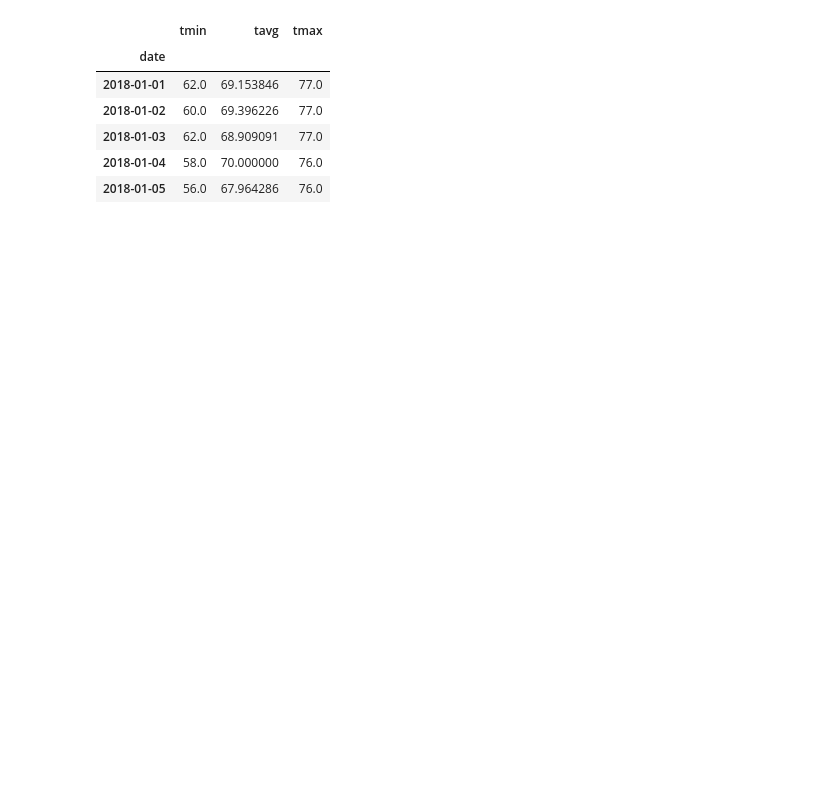
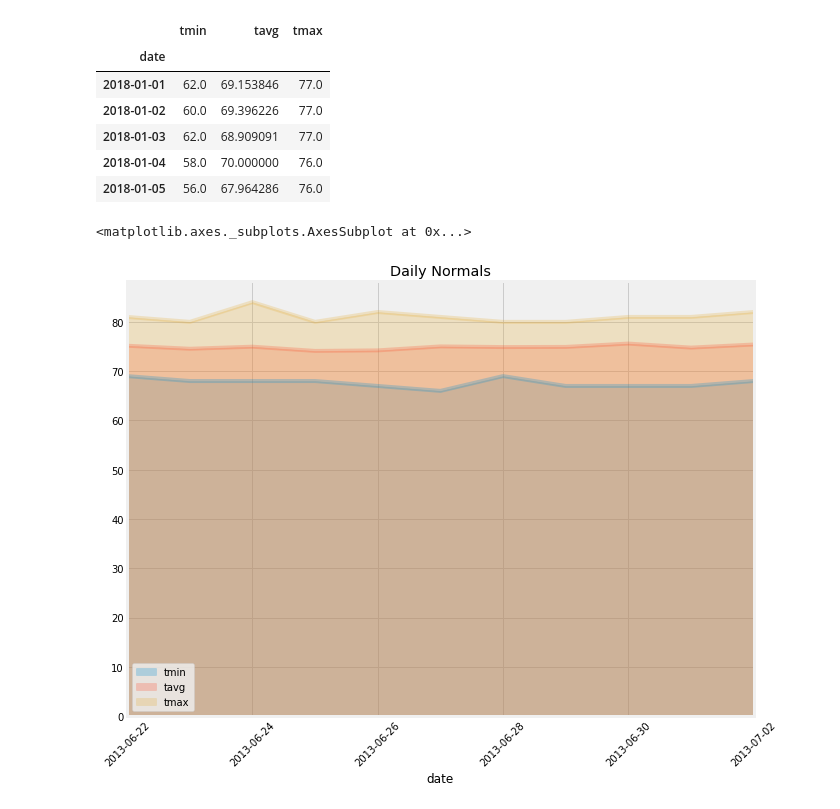
Before and after one commit to efrisch6/sqlalchemy-challenge, a Jupyter notebook: climate_starter.ipynb, the cells around one changed output. Drawn from its saved outputs; the diff is of its cells as text; code cells hidden in the pictures; blank space fills up the shorter version.

```diff
--- a/climate_starter.ipynb
+++ b/climate_starter.ipynb
@@ -188,0 +262,7 @@ print(calc_temps('2012-02-28', '2012-03-05'))
+# %%
+sel = [Measurement.station, Station.name, Station.latitude, Station.longitude, Station.elevation, func.sum(Measurement.prcp)]
+rainfall = session.query(*sel).join(Measurement, Measurement.station==Station.station).\
+    filter(Measurement.date >= '2013-06-22').filter(Measurement.date <= '2013-07-02').\
+    group_by(Measurement.station).order_by(func.sum(Measurement.prcp).desc()).all()
+
+print(rainfall)
@@ -216,0 +314,13 @@ daily_normals("01-01")
+# %%
+# calculate the daily normals for your trip
+# push each tuple of calculations into a list called `normals`
+date_list = [(dt.date(2013,6,22) + dt.timedelta(days=x)) for x in range(11)]
+normals = [daily_normals(date.strftime('%m-%d'))[0] for date in date_list]
+# Set the start and end date of the trip
+
+# Use the start and end date to create a range of dates
+
+# Stip off the year and save a list of %m-%d strings
+
+# Loop through the list of %m-%d strings and calculate the normals for each date
+normals
@@ -233,3 +355,8 @@ daily_normals("01-01")
  (56.0, 67.96428571428571, 76.0),
  (61.0, 68.96491228070175, 76.0),
  (57.0, 68.54385964912281, 76.0)]
+# %%
+normal_df = pd.DataFrame(normals, columns=['tmin','tavg','tmax'])
+normal_df['date'] = [date.strftime('%Y-%m-%d') for date in date_list]
+normal_df = normal_df.set_index('date')
+normal_df
@@ -243,6 +384,12 @@ daily_normals("01-01")
 | 2018-01-03 | 62.0 | 68.909091 | 77.0 |
 | 2018-01-04 | 58.0 | 70.000000 | 76.0 |
 | 2018-01-05 | 56.0 | 67.964286 | 76.0 |
+# %%
+
+normal_df.plot(kind='area',alpha=0.25,stacked=False, rot=45, title="Daily Normals", figsize=(10,8))
+# %% [output]
+<matplotlib.axes._subplots.AxesSubplot at 0x...>
+[figure, added]
 # %%
 # Plot the daily normals as an area plot with `stacked=False`
 # %% [output]
```
Also changed, not shown: parts of 15 cells of this notebook, 1 other file.
